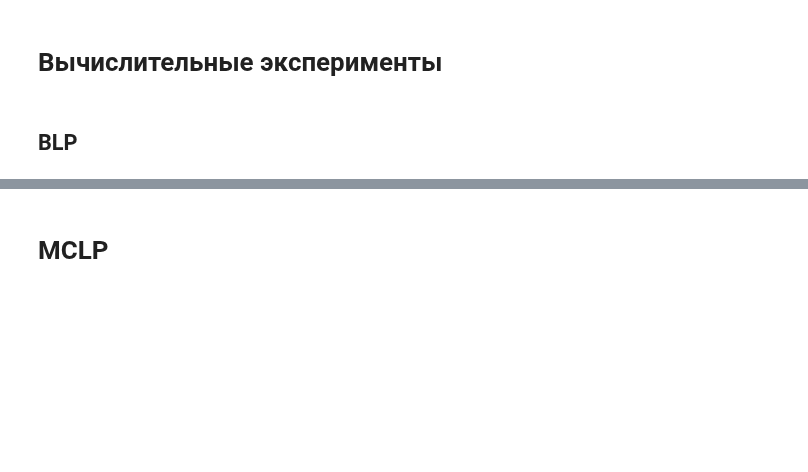
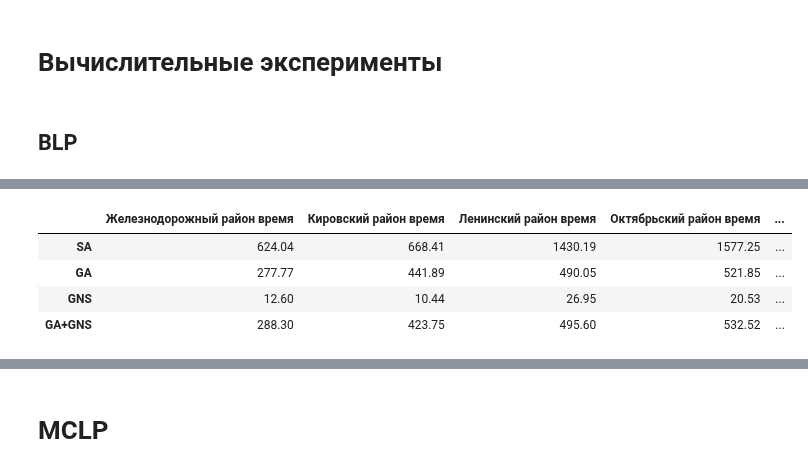
Before and after one commit to Obsidian-pb/genesis, a Jupyter notebook: work/genesis/dis_algorithms.ipynb, the cells around one changed output, grey strips where cells are left out. Drawn from its saved outputs; the diff is of its cells as text; code cells hidden in the pictures; blank space fills up the shorter version.

```diff
--- a/work/genesis/dis_algorithms.ipynb
+++ b/work/genesis/dis_algorithms.ipynb
@@ -493,0 +667,8 @@ pd.DataFrame({**main_times_list, **main_accuracy_list})
+# %%
+tdf
+# %% [output]
+|  | Железнодорожный район время | Кировский район время | Ленинский район время | Октябрьский район время | ... |
+| SA | 624.04 | 668.41 | 1430.19 | 1577.25 | ... |
+| GA | 277.77 | 441.89 | 490.05 | 521.85 | ... |
+| GNS | 12.60 | 10.44 | 26.95 | 20.53 | ... |
+| GA+GNS | 288.30 | 423.75 | 495.60 | 532.52 | ... |
```
Also changed, not shown: parts of 11 cells of this notebook, 9 other files.
